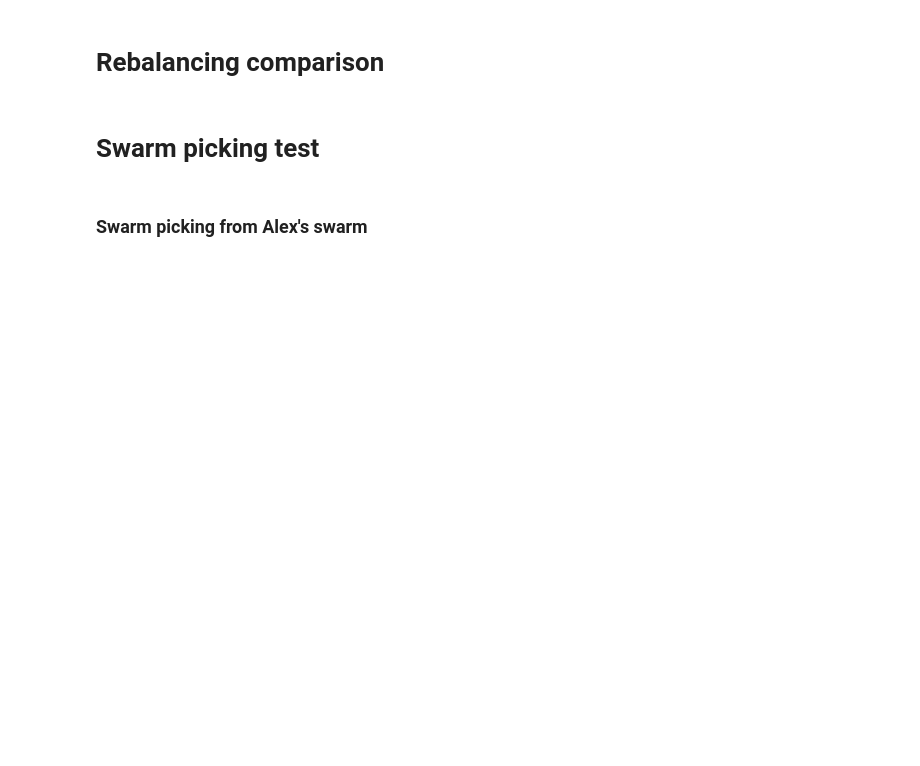
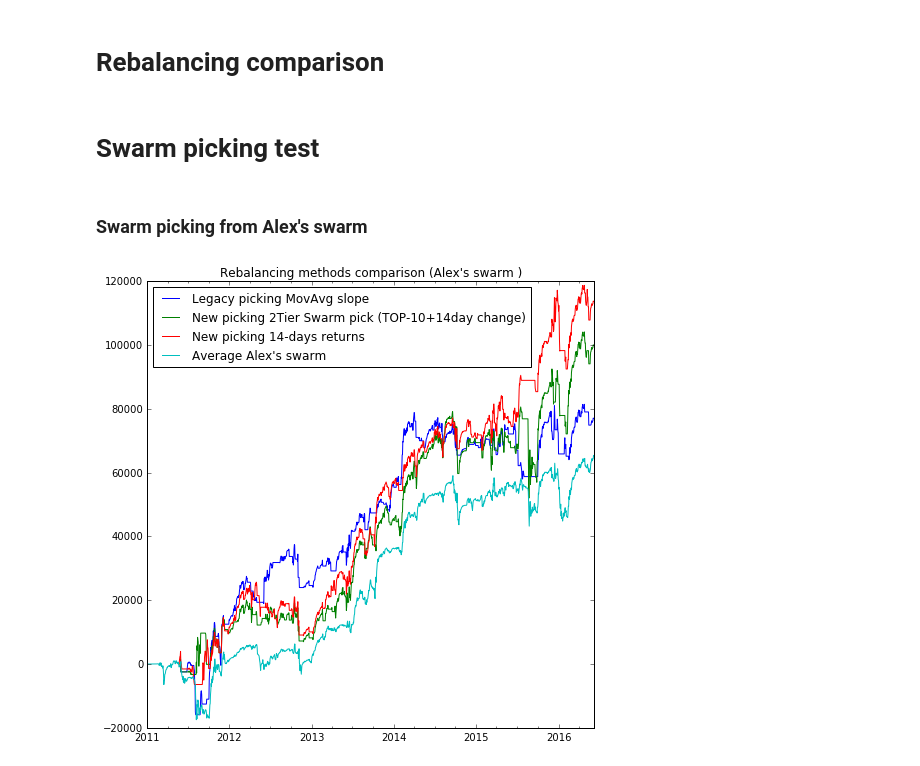
Before and after one commit to trendmanagement/tmqrexo_alexveden, a Jupyter notebook: notebooks/Rebalancing original/Rebalancing TOP Systems.ipynb, the cells around one changed output. Drawn from its saved outputs; the diff is of its cells as text; code cells hidden in the pictures; blank space fills up the shorter version.

```diff
--- a/notebooks/Rebalancing original/Rebalancing TOP Systems.ipynb
+++ b/notebooks/Rebalancing original/Rebalancing TOP Systems.ipynb
@@ -263,7 +284,7 @@ def ranking_mavg_slope(eqty, dollarpnl):
 
     return spreadOverAvg
 
-def ranking_2tier(eqty, dollarpnl):
+def ranking_2tier(equity, dollarpnl):
     q = equity.rank(axis=1, pct=True)
     res = pd.DataFrame(0, index=equity.index, columns=equity.columns)
 
@@ -333,9 +343,15 @@ filtered_swarm.plot(legend=False)
 ### Swarm picking from Alex's swarm
 # %%
 eqty_legacy = pick(smgr.swarm, smgr.swarm, is_rebalance_mod7, ranking_mavg_slope, nSystems=3)
-eqty_alex = pick(smgr.swarm, smgr.swarm, is_rebalance_monday, ranking_2tier, nSystems=3)
+eqty_alex_14days = pick(smgr.swarm, smgr.swarm, is_rebalance_monday, ranking_highestreturns_14days, nSystems=3)
+eqty_alex_2tier = pick(smgr.swarm, smgr.swarm, is_rebalance_monday, ranking_2tier, nSystems=3)
 # %%
 eqty_legacy.plot(label='Legacy picking MovAvg slope');
-eqty_alex.plot(label='New picking 2Tier Swarm pick (TOP-10+14day change)');
+eqty_alex_2tier.plot(label='New picking 2Tier Swarm pick (TOP-10+14day change)');
+eqty_alex_14days.plot(label='New picking 14-days returns');
+smgr.swarm_avg.plot(label='Average Alex\'s swarm')
+
 title('Rebalancing methods comparison (Alex\'s swarm )');
 legend(loc=2);
+# %% [output]
+[figure, added]
```
Also changed, not shown: parts of 5 cells of this notebook, 1 other file.
